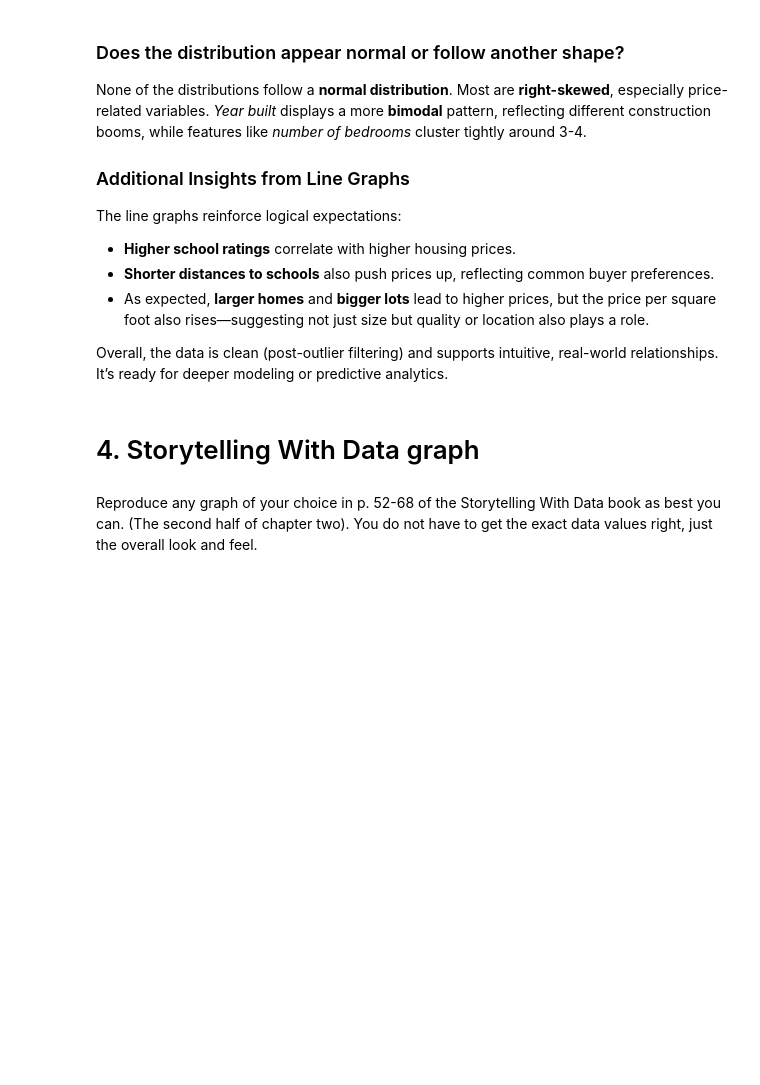
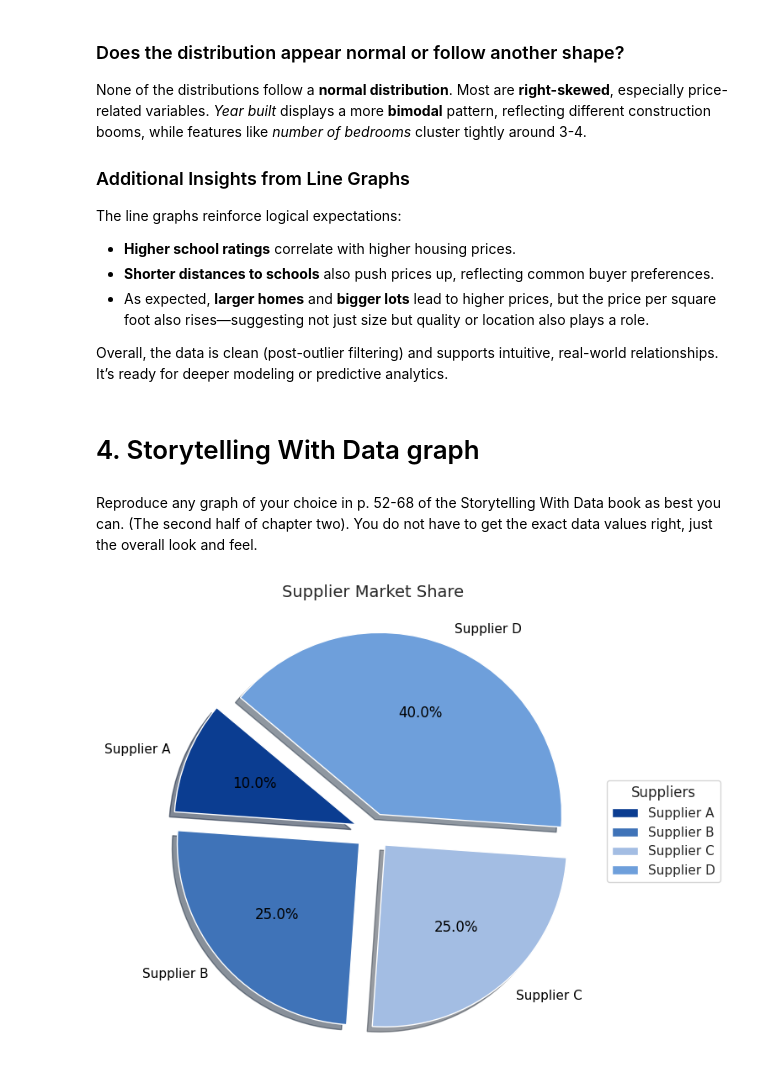
Before and after one commit to tbeerio/AI-For-Leaders, a Jupyter notebook: OMDS-ModB2-Week4-Beer-Tim.ipynb, the cells around one changed output. Cells and saved outputs as stored; diff of their text form; code cells hidden in the pictures; blank space fills up the shorter version.

```diff
--- a/OMDS-ModB2-Week4-Beer-Tim.ipynb
+++ b/OMDS-ModB2-Week4-Beer-Tim.ipynb
@@ -504,3 +502,30 @@ Overall, the data is clean (post-outlier filtering) and supports intuitive, real
 # 4. Storytelling With Data graph
 # %% [markdown]
 Reproduce any graph of your choice in p. 52-68 of the Storytelling With Data book as best you can.  (The second half of chapter two).  You do not have to get the exact data values right, just the overall look and feel.
+# %%
+# I've decided to do a pie chart this week.
+
+# Data for the pie chart
+labels = ['Supplier A', 'Supplier B', 'Supplier C', 'Supplier D']
+sizes = [10, 25, 25, 40]  # Example market shares
+colors = ['#0B3D91', '#3F73B8', '#A3BDE3', '#6E9FDB']  # Custom colors
+explode = (0.1, 0.1, 0.1, 0.1)  # To separate each slice
+
+# Create pie chart
+fig, ax = plt.subplots(figsize=(8, 6))
+wedges, texts, autotexts = ax.pie(sizes, explode=explode, labels=labels, colors=colors,
+                                  autopct='%1.1f%%', startangle=140, shadow=True, textprops=dict(color="black"))
+
+# Title
+ax.set_title('Supplier Market Share', fontsize=14)
+
+# Legend placed outside the pie chart
+ax.legend(wedges, labels, title="Suppliers", loc="center left", bbox_to_anchor=(1, 0.5))
+
+# Adjust layout to fit legend properly
+plt.tight_layout()
+
+# Show plot
+plt.show()
+# %% [output]
+[figure, added]
```
Also changed, not shown: parts of 1 cell of this notebook.
